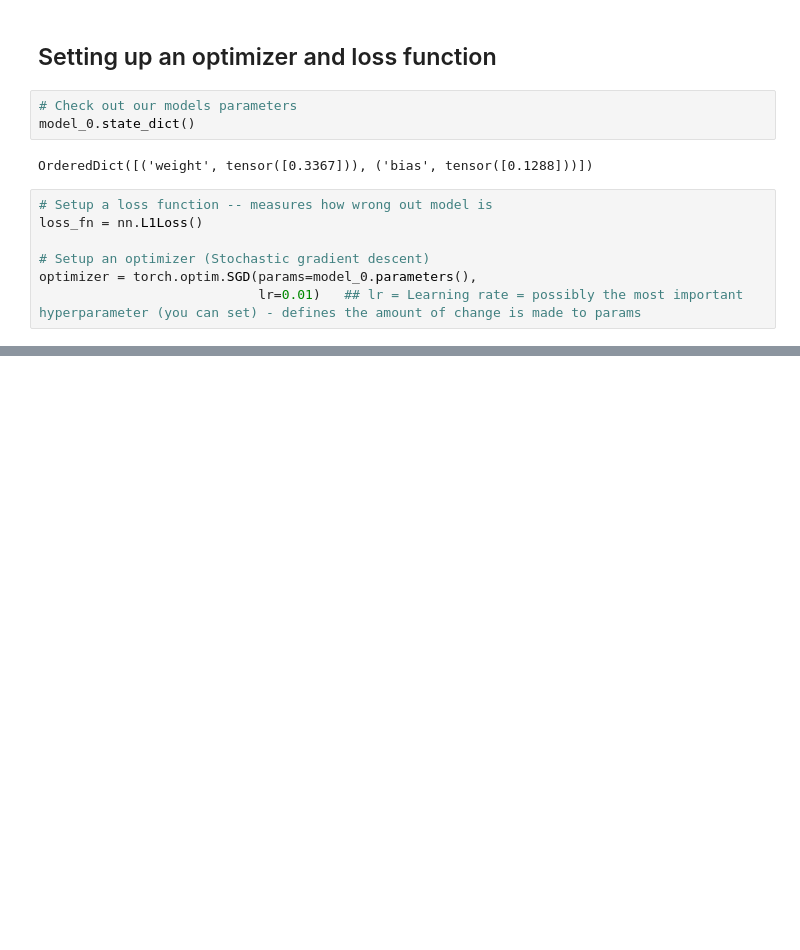
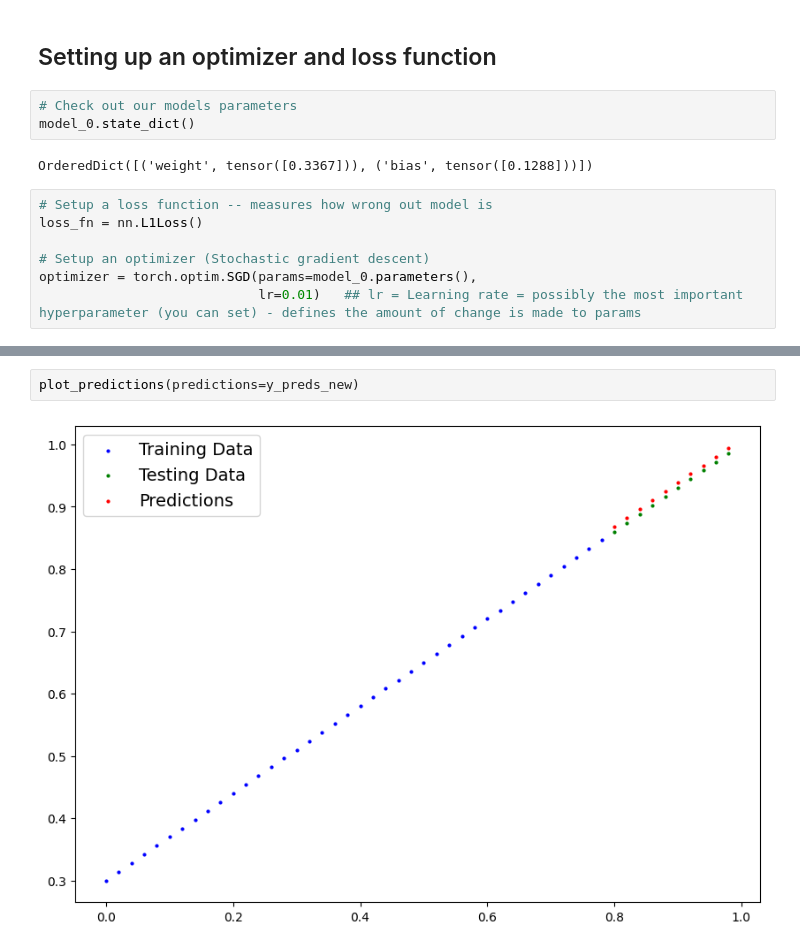
Before and after one commit to DerekHickey6/G-Colab-PyTorch, a Jupyter notebook: PyTorch_workflow.ipynb, the cells around one changed output, grey strips where cells are left out. Cells and saved outputs as stored; diff of their text form; blank space fills up the shorter version.

```diff
--- a/PyTorch_workflow.ipynb
+++ b/PyTorch_workflow.ipynb
@@ -295,0 +369,4 @@ for epoch in range(epochs):
+# %%
+plot_predictions(predictions=y_preds_new)
+# %% [output]
+[figure, added]
```
Also changed, not shown: parts of 4 cells of this notebook.
